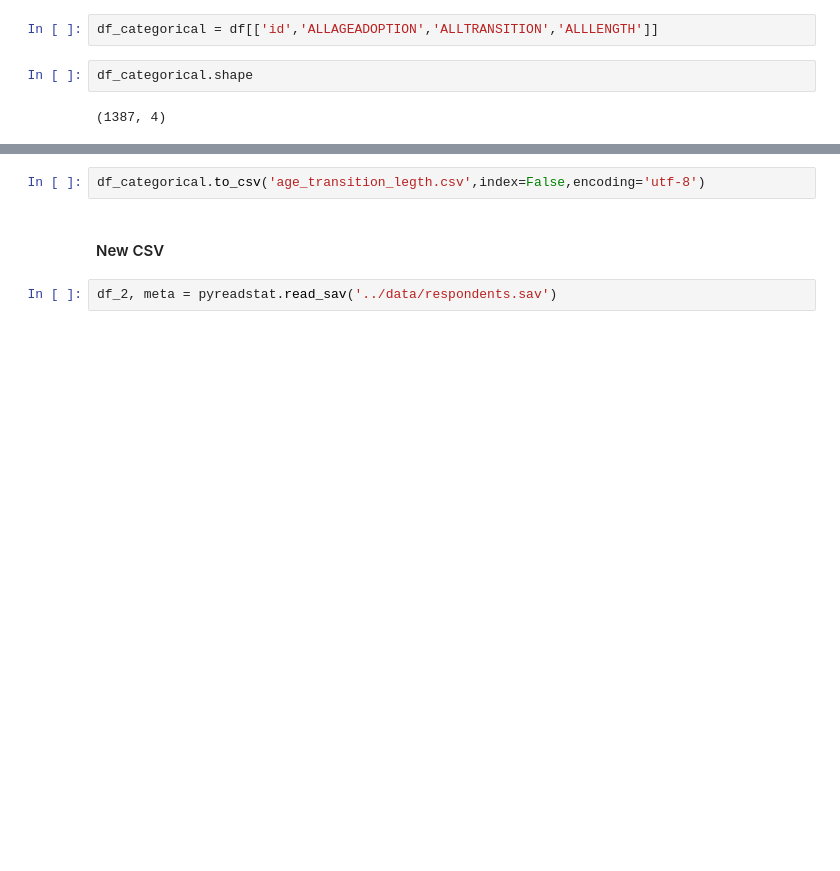
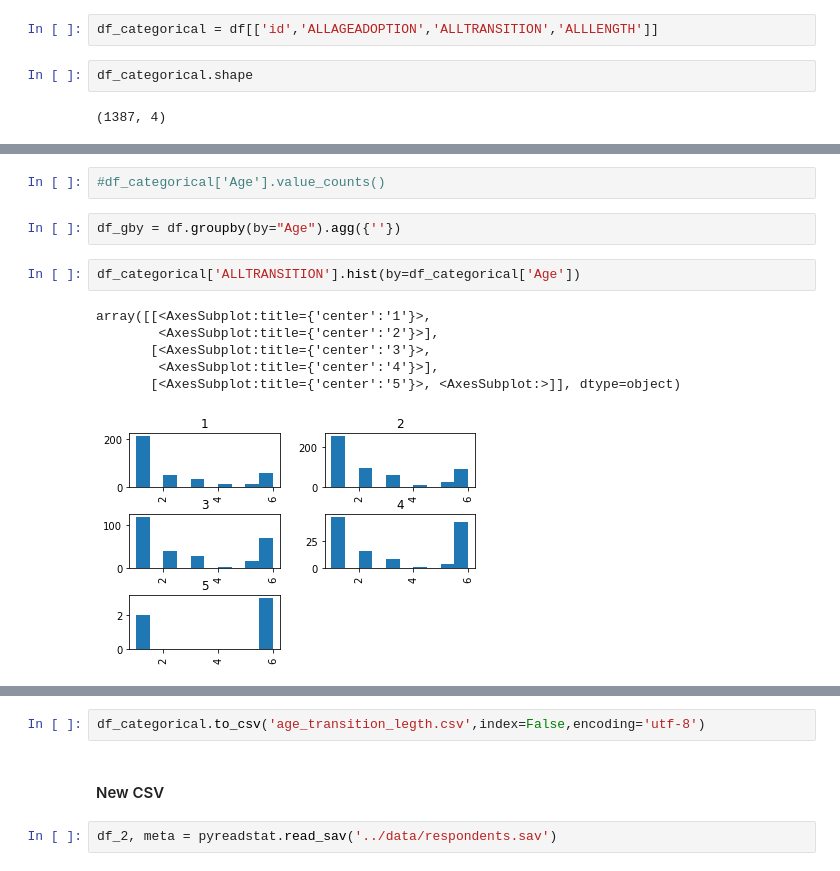
Before and after one commit to krips2398/vegan-planet, a Jupyter notebook: data_transformation/data_transformation_3.ipynb, the cells around one changed output, grey strips where cells are left out. Saved outputs shown, nothing was run; the diff lists cells and outputs as text; blank space fills up the shorter version.

```diff
--- a/data_transformation/data_transformation_3.ipynb
+++ b/data_transformation/data_transformation_3.ipynb
@@ -624,0 +674,13 @@ df_categorical.shape
+# %%
+#df_categorical['Age'].value_counts()
+# %%
+df_gby = df.groupby(by="Age").agg({''})
+# %%
+df_categorical['ALLTRANSITION'].hist(by=df_categorical['Age'])
+# %% [output]
+array([[<AxesSubplot:title={'center':'1'}>,
+        <AxesSubplot:title={'center':'2'}>],
+       [<AxesSubplot:title={'center':'3'}>,
+        <AxesSubplot:title={'center':'4'}>],
+       [<AxesSubplot:title={'center':'5'}>, <AxesSubplot:>]], dtype=object)
+[figure, added]
```
Also changed, not shown: parts of 7 cells of this notebook, 19 other files.
